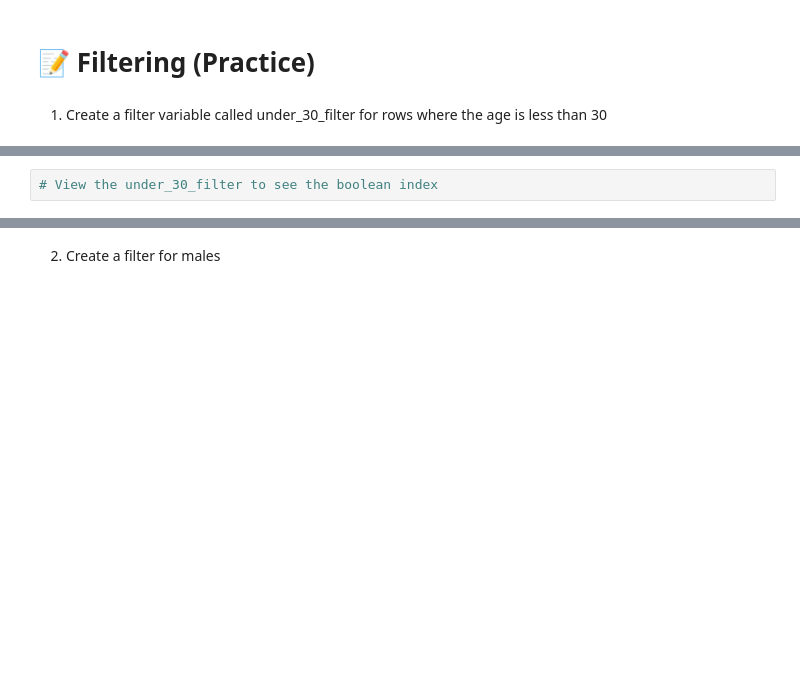
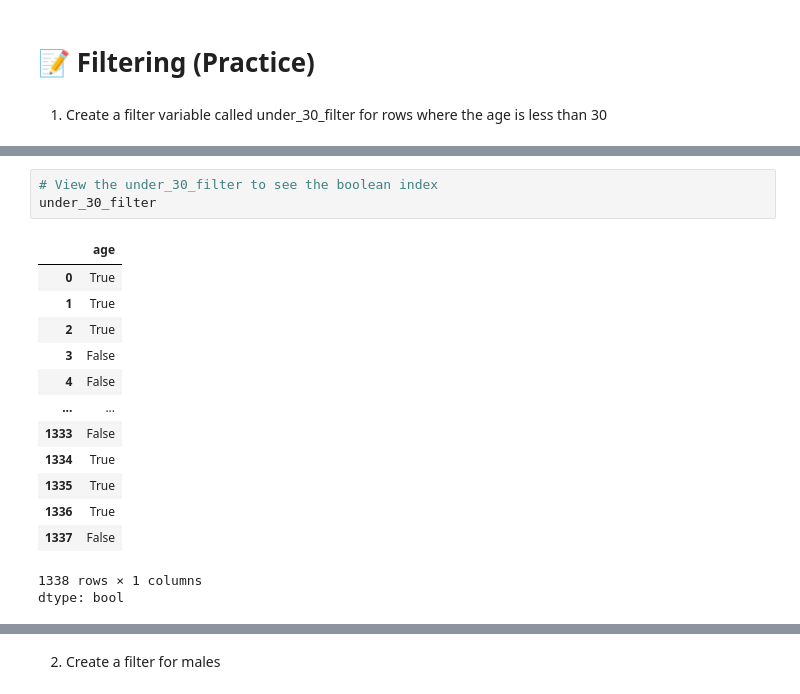
Before and after one commit to SamarBaghdadi/CodingDojo_DS_V23, a Jupyter notebook: Insurance_Data_Starter_Notebook.ipynb, the cells around one changed output, grey strips where cells are left out. Saved outputs shown, nothing was run; the diff lists cells and outputs as text; blank space fills up the shorter version.

```diff
--- a/Insurance_Data_Starter_Notebook.ipynb
+++ b/Insurance_Data_Starter_Notebook.ipynb
@@ -265,5 +282,21 @@ ___
 # %%
 # View the under_30_filter to see the boolean index
+under_30_filter
+# %% [output]
+|  | age |
+| 0 | True |
+| 1 | True |
+| 2 | True |
+| 3 | False |
+| 4 | False |
+| ... | ... |
+| 1333 | False |
+| 1334 | True |
+| 1335 | True |
+| 1336 | True |
+| 1337 | False |
+1338 rows × 1 columns
+dtype: bool
 # %%
 # Get the sum of the true values for the under_30_filter
 # This is the number of customers who are under the age of 30
```
Also changed, not shown: parts of 14 cells of this notebook.
